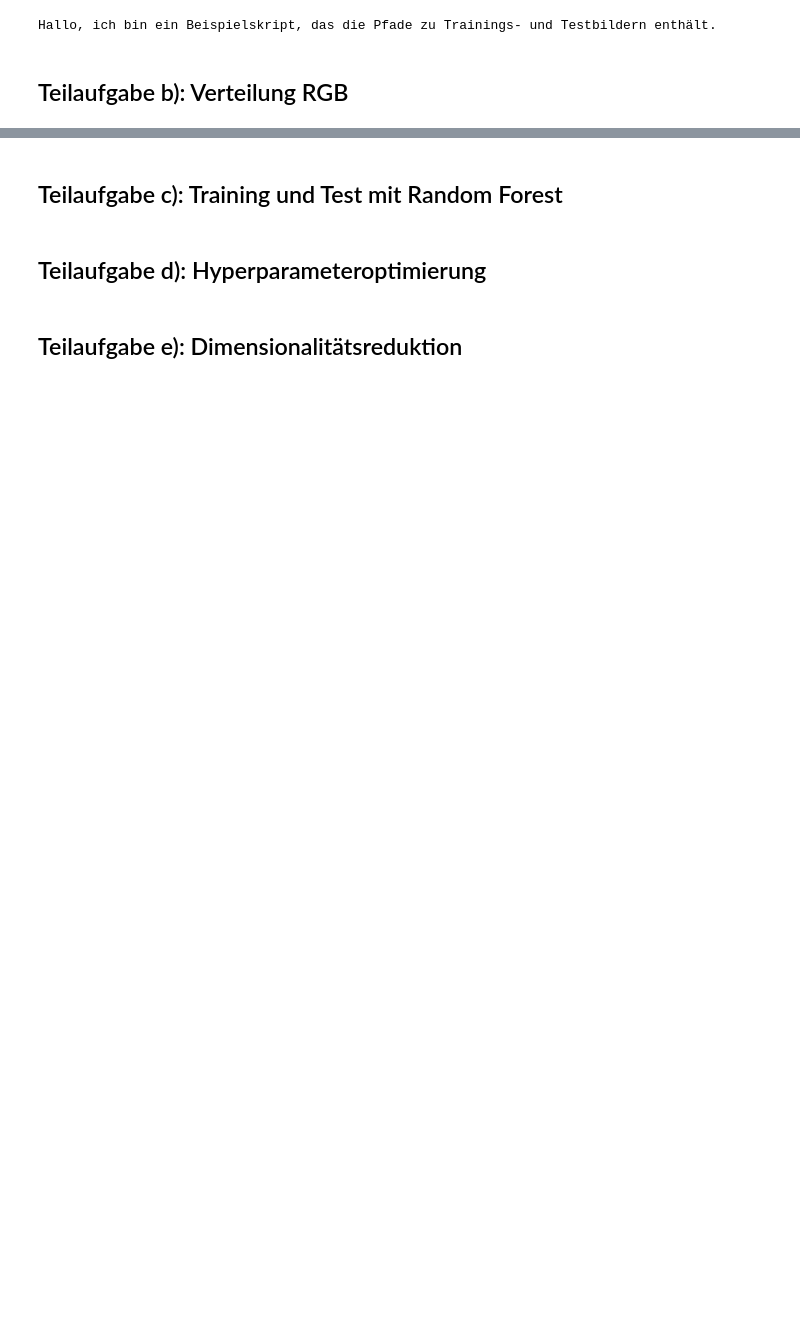
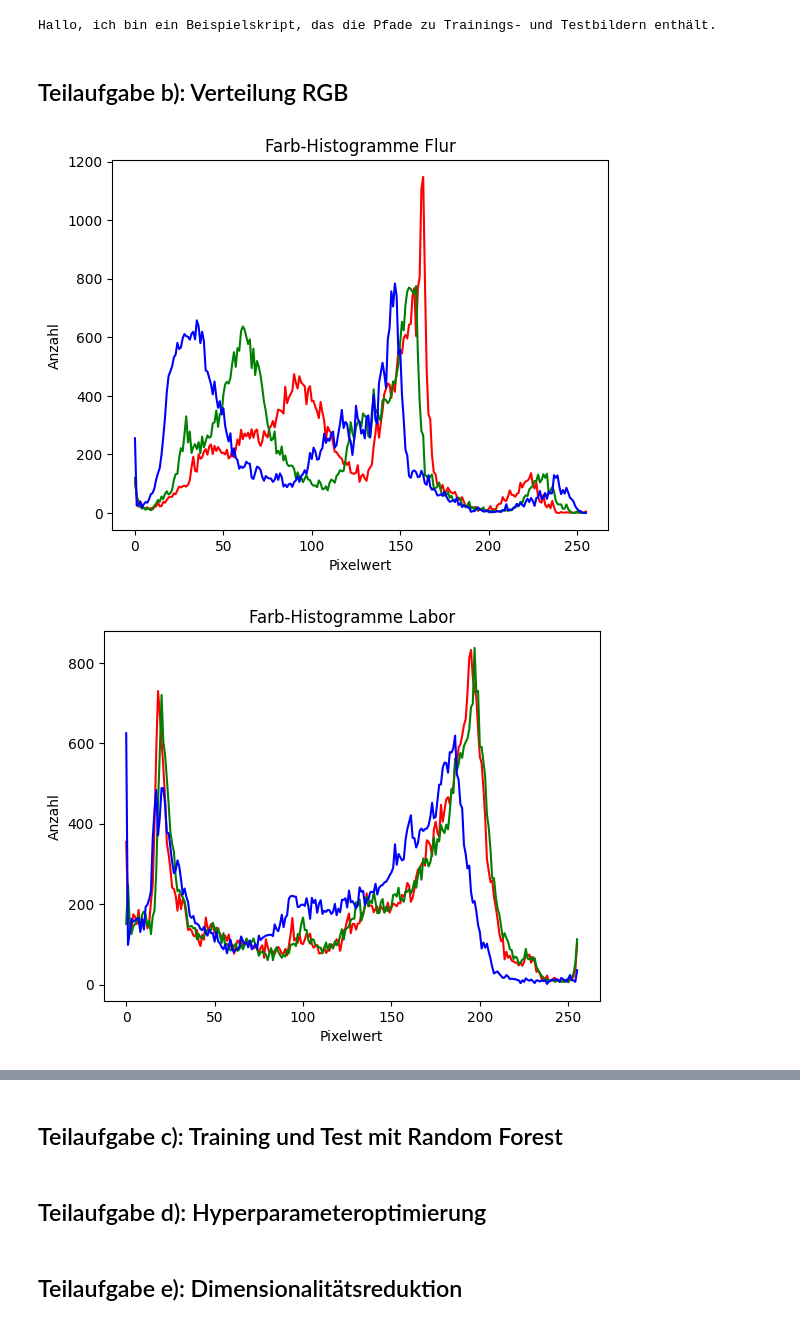
Before and after one commit to Naiilik/Tobi, a Jupyter notebook: code/aufgabe2.ipynb, the cells around one changed output, grey strips where cells are left out. Saved outputs shown, nothing was run; the diff lists cells and outputs as text; code cells hidden in the pictures; blank space fills up the shorter version.

```diff
--- a/code/aufgabe2.ipynb
+++ b/code/aufgabe2.ipynb
@@ -8,35 +8,35 @@ Den Code immer nachvollziehbar kommentieren! Bitte beachtet, dass das Notebook v
 from PIL import Image
 import numpy as np
 
-training_path_list = []  # ["./pfad/zu/bildA.png","./pfad/zu/bildB.png",...]
-test_path_list = []  # ["./pfad/zu/bildC.png","./pfad/zu/bildD.png",...]
+training_path_list = [[],[],[],[]]  # ["./pfad/zu/bildA.png","./pfad/zu/bildB.png",...]
+test_path_list = [[],[],[],[]]  # ["./pfad/zu/bildC.png","./pfad/zu/bildD.png",...]
 
 def training_list():
     for i in range(20):
-        training_path_list.append(f"./Bilder/Flur/Flur{i+1}.jpg")
+        training_path_list[0].append(f"./Bilder/Flur/Flur{i+1}.jpg")
     for i in range(20):
-        training_path_list.append(f"./Bilder/Labor/Labor{i+1}.jpg")
+        training_path_list[1].append(f"./Bilder/Labor/Labor{i+1}.jpg")
     for i in range(20):
-        training_path_list.append(f"./Bilder/Professorkueche/Professorkueche{i+1}.jpg")
+        training_path_list[2].append(f"./Bilder/Professorenbuero/Professorenbuero{i+1}.jpg")
     for i in range(20):
-        training_path_list.append(f"./Bilder/Teekueche/Teekueche{i+1}.jpg")
+        training_path_list[3].append(f"./Bilder/Teekueche/Teekueche{i+1}.jpg")
 
 def test_list():
     for i in range(6):
-        test_path_list.append(f"./Bilder/Flur/Flur{i+20}.jpg")
+        test_path_list[0].append(f"./Bilder/Flur/Flur{i+20}.jpg")
     for i in range(6):
-        test_path_list.append(f"./Bilder/Labor/Labor{i+20}.jpg")
+        test_path_list[1].append(f"./Bilder/Labor/Labor{i+20}.jpg")
     for i in range(6):
-        test_path_list.append(f"./Bilder/Professorkueche/Professorkueche{i+20}.jpg")
+        test_path_list[2].append(f"./Bilder/Professorenbuero/Professorenbuero{i+20}.jpg")
     for i in range(6):
-        test_path_list.append(f"./Bilder/Teekueche/Teekueche{i+20}.jpg")
+        test_path_list[3].append(f"./Bilder/Teekueche/Teekueche{i+20}.jpg")
 
 training_list()
 test_list()
 print(test_path_list)
 
 try:
-    image = Image.open(training_path_list[0])
+    image = Image.open(training_path_list[0][0])
 except:
     raise ValueError("Ihr müsst einmal dieses Lageplan.png bei /usr/lageplan.png einfügen")
 # %% [output]
@@ -46,3 +46,28 @@ except:
 Hallo, ich bin ein Beispielskript, das die Pfade zu Trainings- und Testbildern enthält.
 # %% [markdown]
 ## Teilaufgabe b): Verteilung RGB
+# %%
+import cv2
+import matplotlib.pyplot as plt
+
+Klassen = ["Flur", "Labor", "Professorenbuero", "Teekueche"]
+
+for j in range(4):
+    cock = []
+    for i in training_path_list[j]:
+        image = cv2.imread(i)
+        image = cv2.cvtColor(image, cv2.COLOR_BGR2RGB)
+        cock.append(image.reshape(-1, 3))
+
+    cock = np.vstack(cock)
+    colors = ("r", "g", "b")
+    plt.title("Farb-Histogramme " + Klassen[j])
+    for k, color in enumerate(colors):
+        hist = cv2.calcHist([image], [k], None, [256], [0, 256])
+        plt.plot(hist, color=color)
+    plt.xlabel("Pixelwert")
+    plt.ylabel("Anzahl")
+    plt.show()
+# %% [output]
+[figure, added]
+[figure, added]
```
Also changed, not shown: parts of 2 cells of this notebook, 1 other file.
